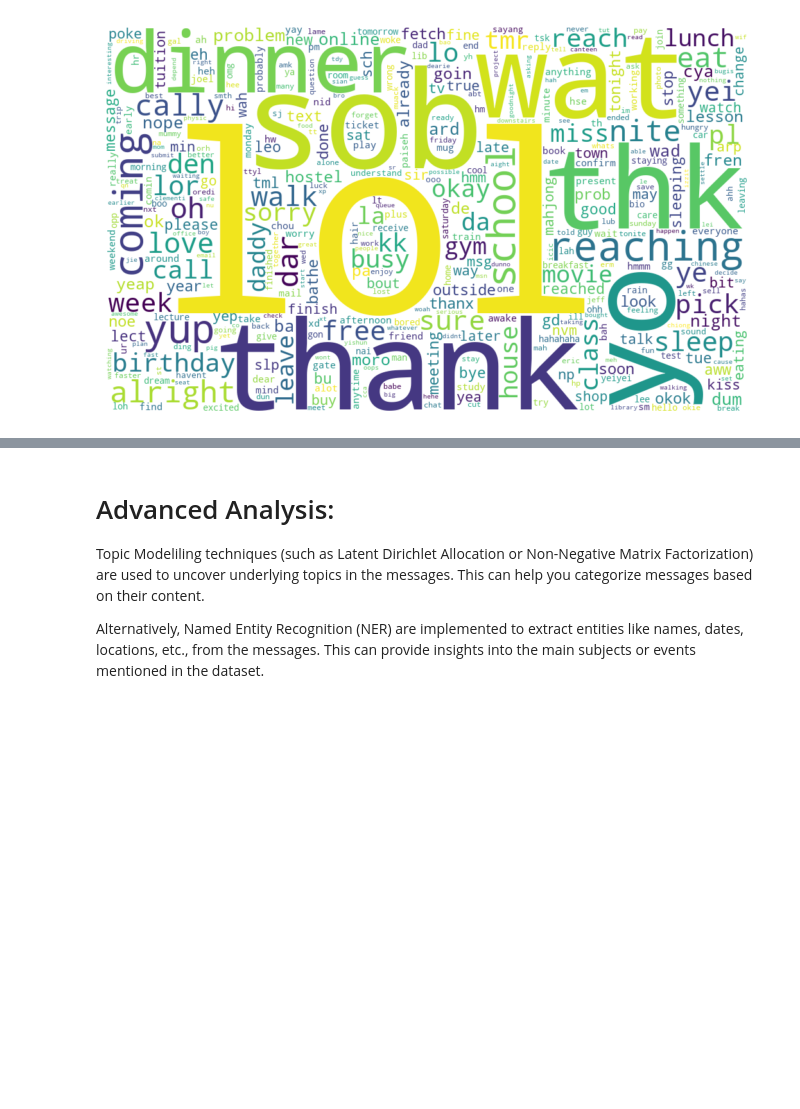
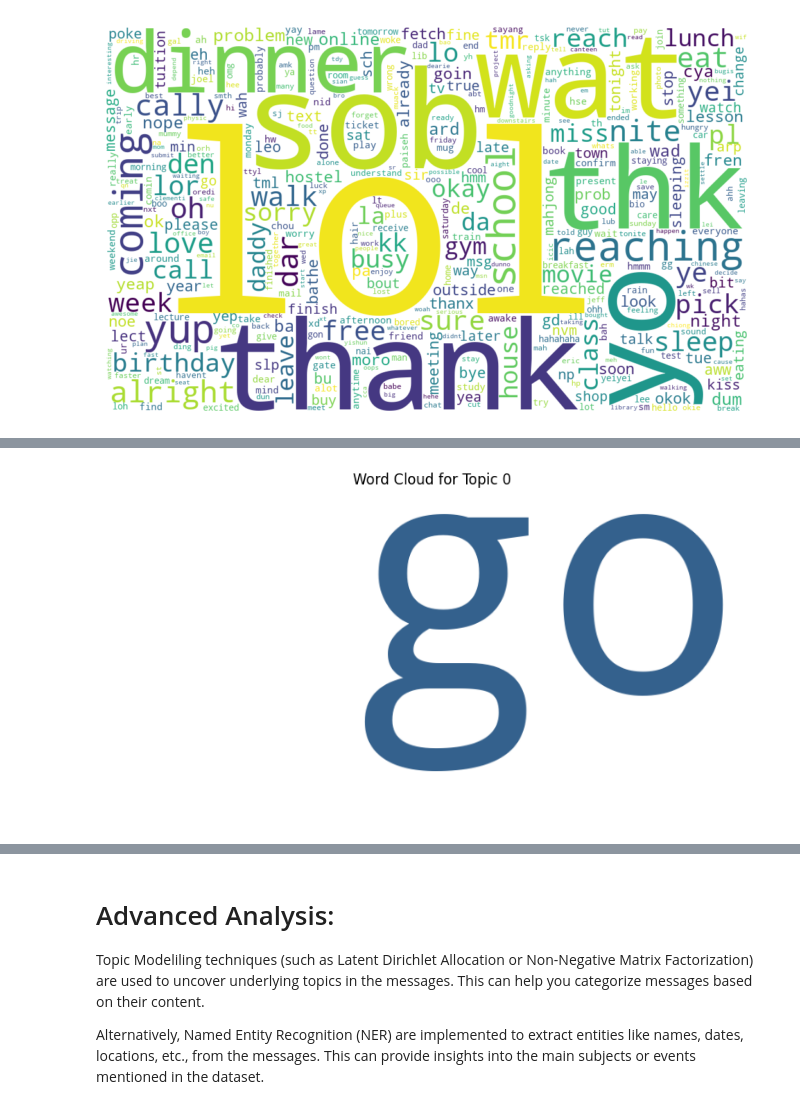
Before and after one commit to reneebrecht/Text-Message-Analysis, a Jupyter notebook: Workbook.ipynb, the cells around one changed output, grey strips where cells are left out. Drawn from its saved outputs; the diff is of its cells as text; code cells hidden in the pictures; blank space fills up the shorter version.

Commit message:
Non-Negative Matrix Factorization (NMF)

```diff
--- a/Workbook.ipynb
+++ b/Workbook.ipynb
@@ -507,0 +494,15 @@ Number of NaN values: 8010
+# %%
+from sklearn.decomposition import NMF
+
+# Apply NMF with 5 topics
+num_topics = 5
+nmf_model = NMF(n_components=num_topics, random_state=42)
+nmf_matrix = nmf_model.fit_transform(tfidf_matrix)
+
+# Get the most important words for each topic
+feature_names = tfidf_vectorizer.get_feature_names_out()
+top_words_per_topic = []
+for topic_idx, topic in enumerate(nmf_model.components_):
+    top_words = [feature_names[i] for i in topic.argsort()[:-10 - 1:-1]]
+    top_words_per_topic.append(top_words)
+    print(f"Topic {topic_idx}: {', '.join(top_words)}")
@@ -507,0 +554,19 @@ Number of NaN values: 8010
+# %%
+# Extract the words for Topic 0
+topic0_words = df5[f"Words for Topic 0"].iloc[0]  # Assuming that each cell contains a string of words separated by ', '
+
+# Check if there are words before generating the word cloud
+if topic0_words:
+    # Generate a word cloud for Topic 0 words
+    wordcloud = WordCloud(width=800, height=400, background_color='white').generate(topic0_words)
+
+    # Display the word cloud using Matplotlib
+    plt.figure(figsize=(10, 5))
+    plt.imshow(wordcloud, interpolation='bilinear')
+    plt.axis('off')
+    plt.title('Word Cloud for Topic 0')
+    plt.show()
+else:
+    print("No words available for Topic 0.")
+# %% [output]
+[figure, added]
```
Also changed, not shown: parts of 12 cells of this notebook.
